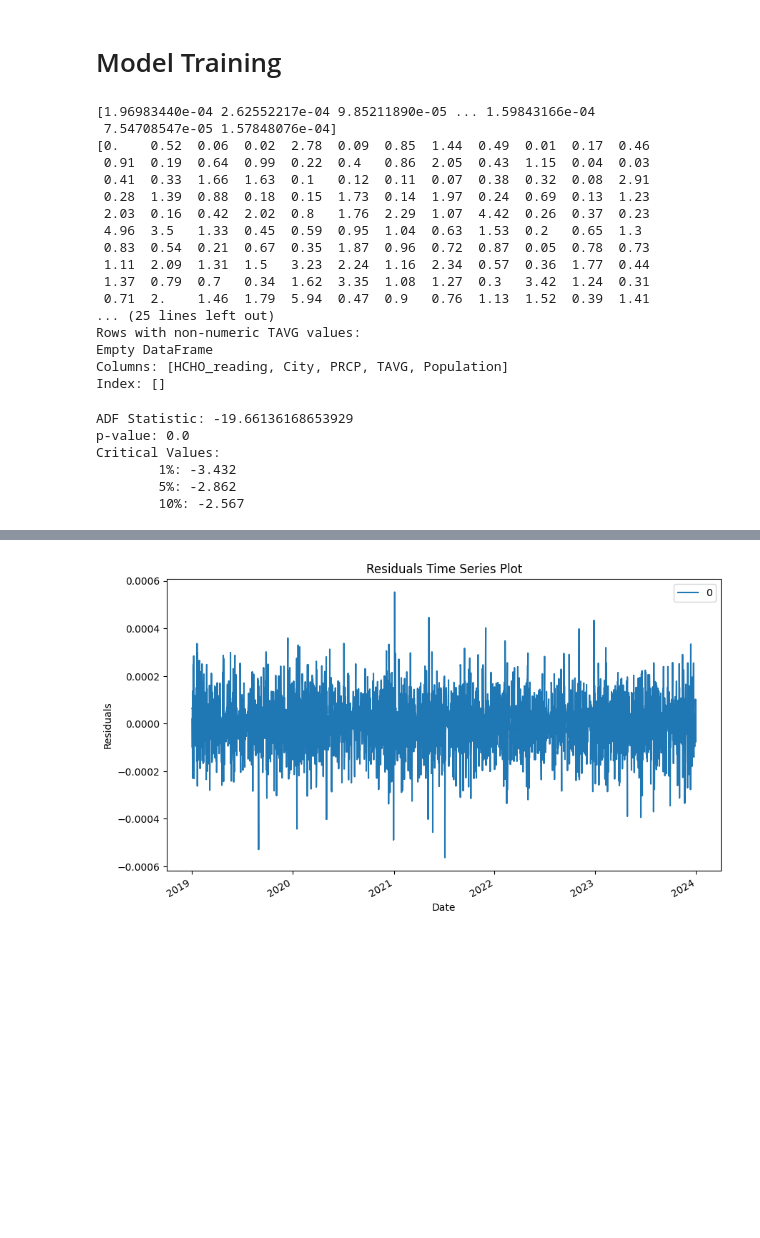
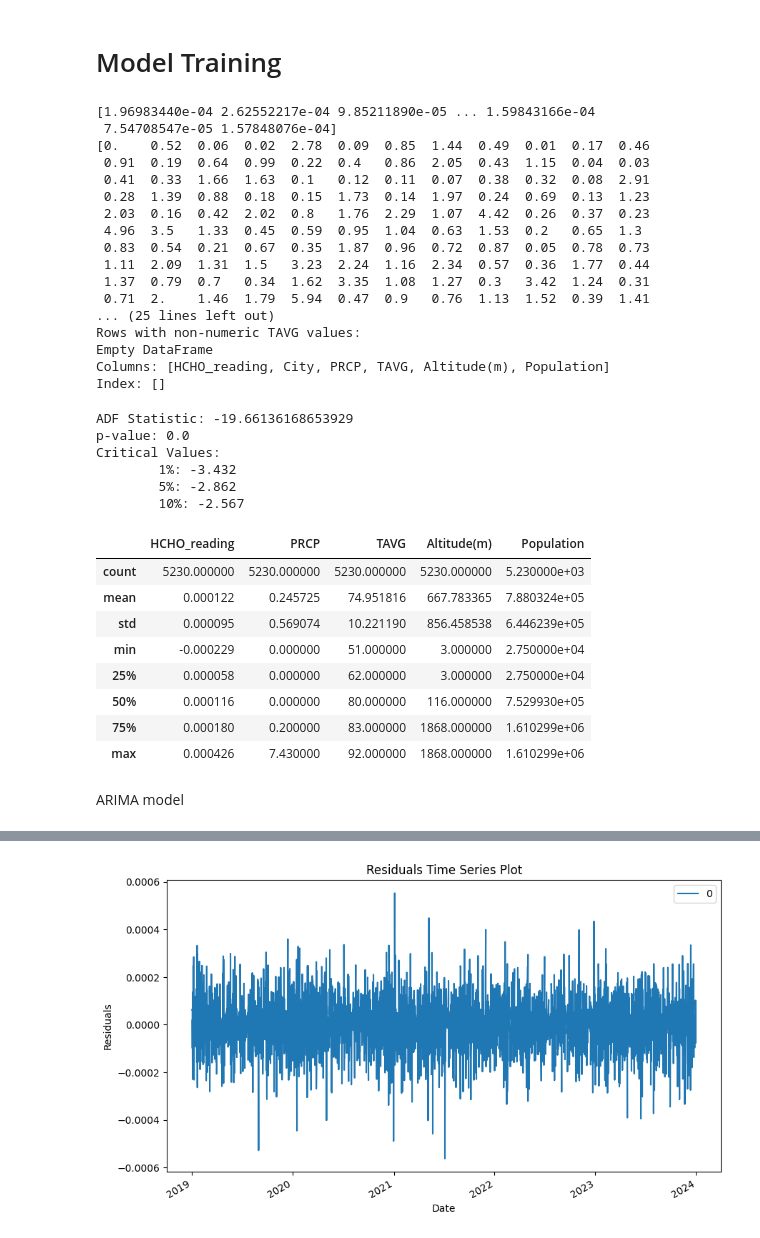
Before and after one commit to NinaAbeyratne/Analysing_HCHO_gas_in_Sri_Lanka, a Jupyter notebook: Spatio_Temporal_Analysis_part_2.ipynb, the cells around one changed output, grey strips where cells are left out. Cells and saved outputs as stored; diff of their text form; code cells hidden in the pictures; blank space fills up the shorter version.

```diff
--- a/Spatio_Temporal_Analysis_part_2.ipynb
+++ b/Spatio_Temporal_Analysis_part_2.ipynb
@@ -236,14 +248,14 @@ def check_stationarity(data):
         print('\t%s: %.3f' % (key, value))
 # %%
 # Check unique values of relevant columns after conversion
-print(merged_data_with_population['HCHO_reading'].unique())
-print(merged_data_with_population['PRCP'].unique())
-print(merged_data_with_population['TAVG'].unique())
+print(merged_data_with_altitude_population['HCHO_reading'].unique())
+print(merged_data_with_altitude_population['PRCP'].unique())
+print(merged_data_with_altitude_population['TAVG'].unique())
 
 # Find and handle remaining non-numeric values
-non_numeric_hcho = merged_data_with_population[~merged_data_with_population['HCHO_reading'].apply(lambda x: isinstance(x, (int, float)))]
-non_numeric_prcp = merged_data_with_population[~merged_data_with_population['PRCP'].apply(lambda x: isinstance(x, (int, float)))]
-non_numeric_tavg = merged_data_with_population[~merged_data_with_population['TAVG'].apply(lambda x: isinstance(x, (int, float)))]
+non_numeric_hcho = merged_data_with_altitude_population[~merged_data_with_altitude_population['HCHO_reading'].apply(lambda x: isinstance(x, (int, float)))]
+non_numeric_prcp = merged_data_with_altitude_population[~merged_data_with_altitude_population['PRCP'].apply(lambda x: isinstance(x, (int, float)))]
+non_numeric_tavg = merged_data_with_altitude_population[~merged_data_with_altitude_population['TAVG'].apply(lambda x: isinstance(x, (int, float)))]
 
 # Display rows with non-numeric values
 print("Rows with non-numeric HCHO values:")
@@ -270,7 +282,7 @@ print(non_numeric_tavg)
 ... (25 lines left out)
 Rows with non-numeric TAVG values:
 Empty DataFrame
-Columns: [HCHO_reading, City, PRCP, TAVG, Population]
+Columns: [HCHO_reading, City, PRCP, TAVG, Altitude(m), Population]
 Index: []
 # %%
 
@@ -286,4 +298,18 @@ Critical Values:
         1%: -3.432
         5%: -2.862
         10%: -2.567
+# %%
+merged_data_with_altitude_population.describe()
+# %% [output]
+|  | HCHO_reading | PRCP | TAVG | Altitude(m) | Population |
+| count | 5230.000000 | 5230.000000 | 5230.000000 | 5230.000000 | 5.230000e+03 |
+| mean | 0.000122 | 0.245725 | 74.951816 | 667.783365 | 7.880324e+05 |
+| std | 0.000095 | 0.569074 | 10.221190 | 856.458538 | 6.446239e+05 |
+| min | -0.000229 | 0.000000 | 51.000000 | 3.000000 | 2.750000e+04 |
+| 25% | 0.000058 | 0.000000 | 62.000000 | 3.000000 | 2.750000e+04 |
+| 50% | 0.000116 | 0.000000 | 80.000000 | 116.000000 | 7.529930e+05 |
+| 75% | 0.000180 | 0.200000 | 83.000000 | 1868.000000 | 1.610299e+06 |
+| max | 0.000426 | 7.430000 | 92.000000 | 1868.000000 | 1.610299e+06 |
+# %% [markdown]
+ARIMA model
 # %%
```
Also changed, not shown: parts of 43 cells of this notebook.
